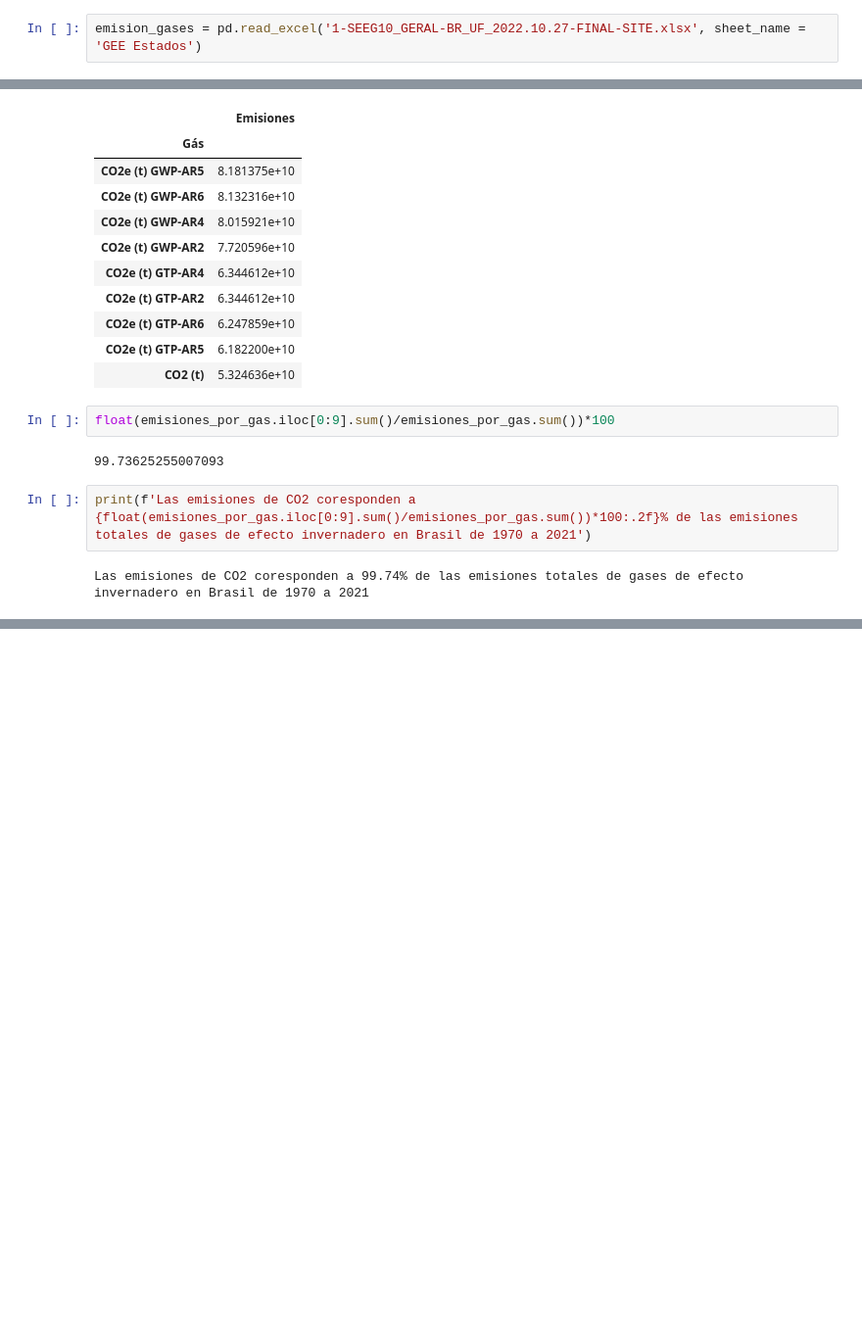
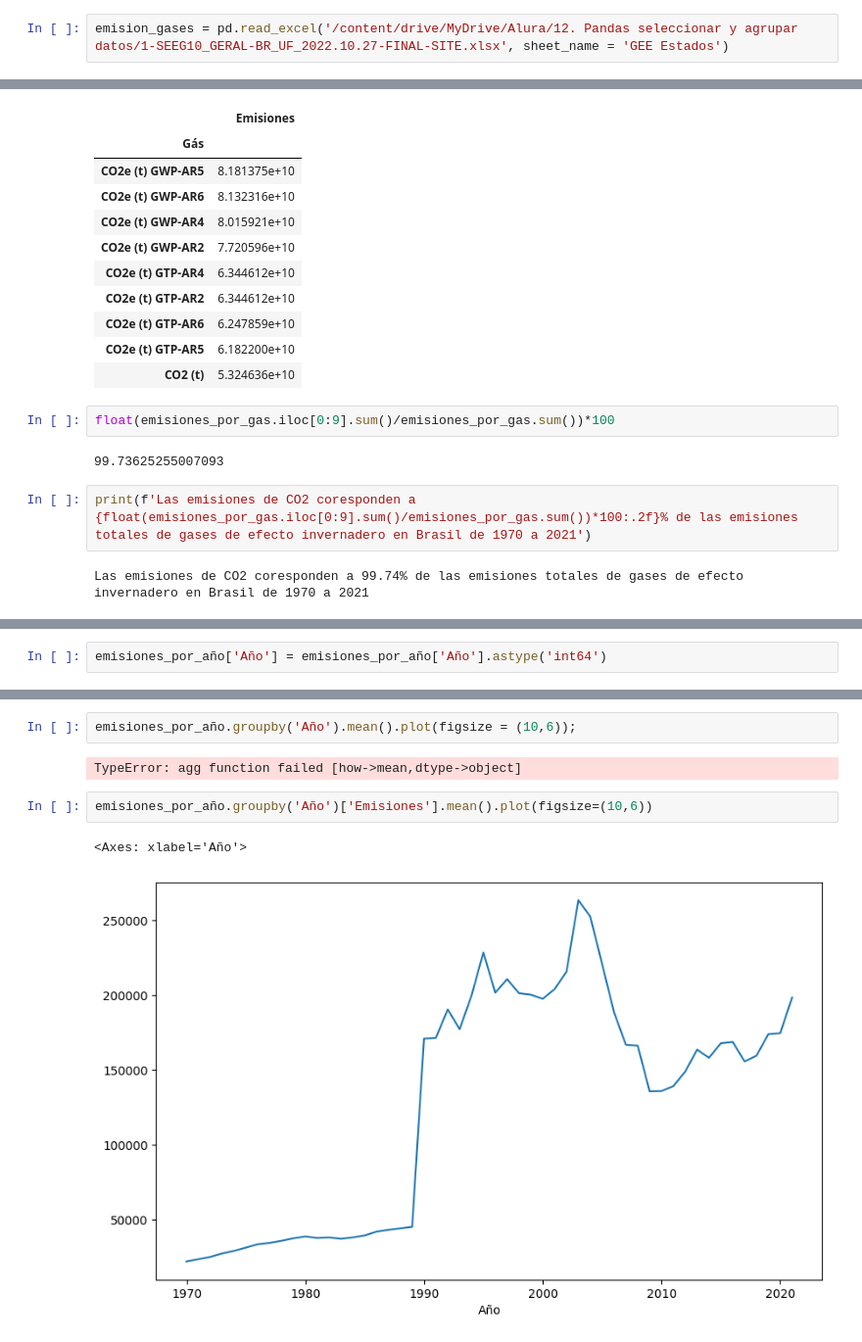
Before and after one commit to dpenamoya-ops/Pandas_seleccionar_y_agrupar_datos, a Jupyter notebook: Selección_y_agrupamiento_de_datos_con_pandas.ipynb, the cells around one changed output, grey strips where cells are left out. Shown at 98% size. Cells and saved outputs as stored; diff of their text form; blank space fills up the shorter version.

```diff
--- a/Selección_y_agrupamiento_de_datos_con_pandas.ipynb
+++ b/Selección_y_agrupamiento_de_datos_con_pandas.ipynb
@@ -19,7 +19,7 @@ Primero, vamos a importar la biblioteca [`pandas`](https://pandas.pydata.org/doc
 # %%
 import pandas as pd
 # %%
-emision_gases = pd.read_excel('1-SEEG10_GERAL-BR_UF_2022.10.27-FINAL-SITE.xlsx', sheet_name = 'GEE Estados')
+emision_gases = pd.read_excel('/content/drive/MyDrive/Alura/12. Pandas seleccionar y agrupar datos/1-SEEG10_GERAL-BR_UF_2022.10.27-FINAL-SITE.xlsx', sheet_name = 'GEE Estados')
 # %%
 emision_gases
 # %% [output]
@@ -375,0 +601,2 @@ Las emisiones de CO2 coresponden a 99.74% de las emisiones totales de gases de e
+# %%
+emisiones_por_año['Año'] = emisiones_por_año['Año'].astype('int64')
@@ -375,0 +625,9 @@ Las emisiones de CO2 coresponden a 99.74% de las emisiones totales de gases de e
+# %%
+emisiones_por_año.groupby('Año').mean().plot(figsize = (10,6));
+# %% [output]
+TypeError: agg function failed [how->mean,dtype->object]
+# %%
+emisiones_por_año.groupby('Año')['Emisiones'].mean().plot(figsize=(10,6))
+# %% [output]
+<Axes: xlabel='Año'>
+[figure, added]
```
Also changed, not shown: parts of 56 cells of this notebook.
